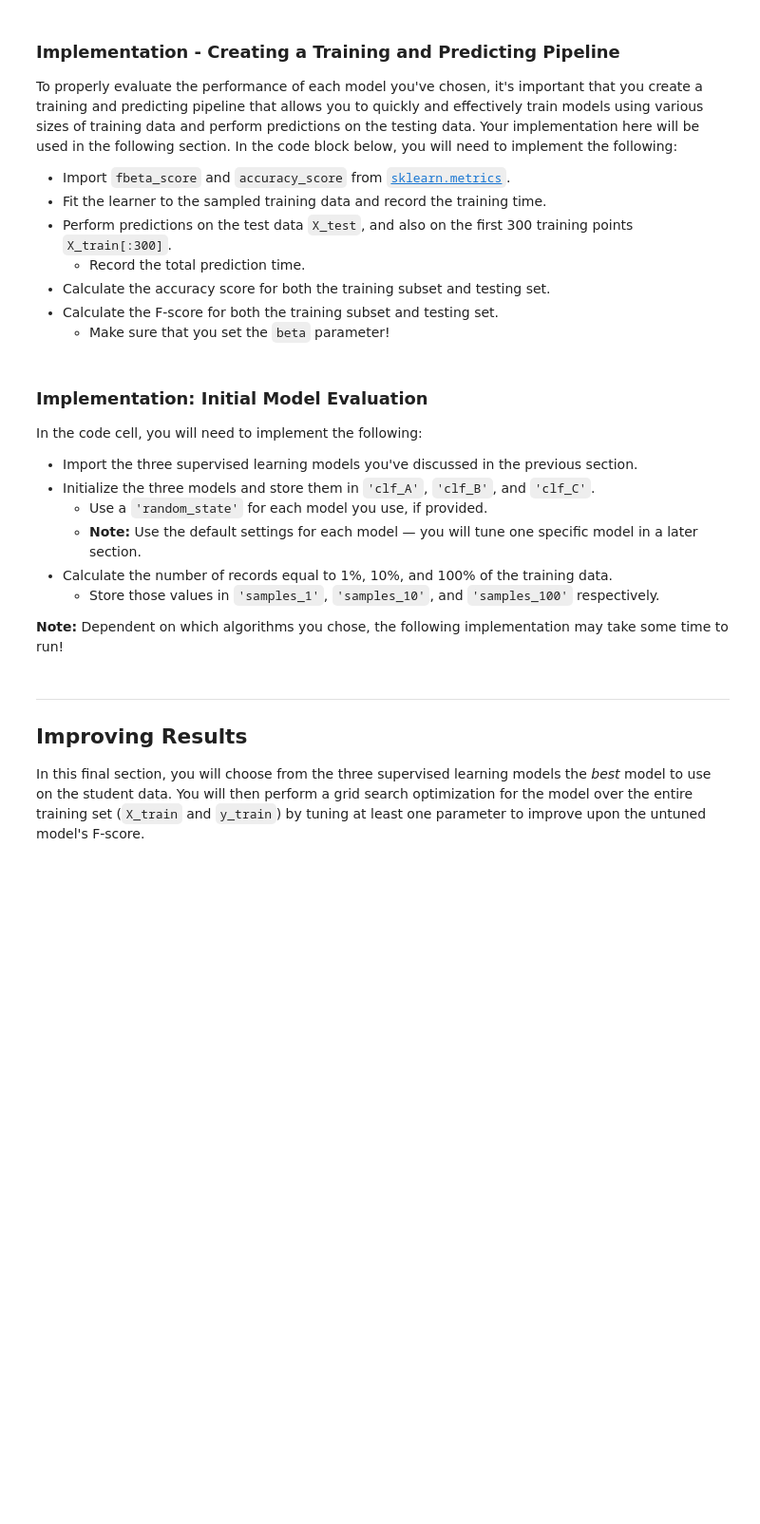
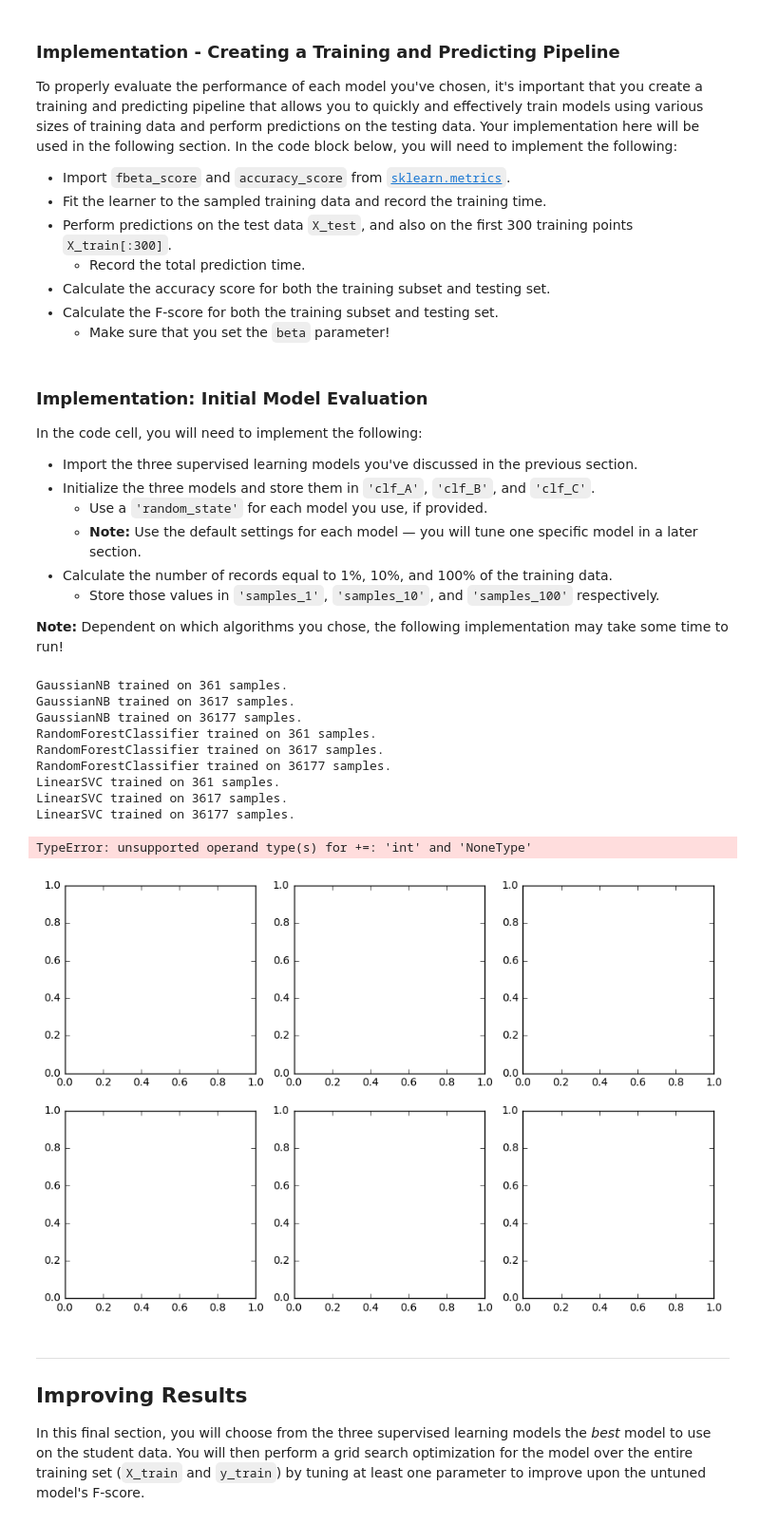
Before and after one commit to yilunzh/machine-learning, a Jupyter notebook: projects/finding_donors/finding_donors.ipynb, the cells around one changed output. Shown at 95% size. Drawn from its saved outputs; the diff is of its cells as text; code cells hidden in the pictures; blank space fills up the shorter version.

```diff
--- a/projects/finding_donors/finding_donors.ipynb
+++ b/projects/finding_donors/finding_donors.ipynb
@@ -131,14 +138,14 @@ Additionally, as with the non-numeric features, we need to convert the non-numer
    - Set records with "<=50K" to `0` and records with ">50K" to `1`.
 # %%
 # TODO: One-hot encode the 'features_raw' data using pandas.get_dummies()
-features = None
+features = pd.get_dummies(features_raw)
 
 # TODO: Encode the 'income_raw' data to numerical values
-income = None
+income = [0 if i == '<=50K' else 1 for i in income_raw]
 
 # Print the number of features after one-hot encoding
 encoded = list(features.columns)
 print "{} total features after one-hot encoding.".format(len(encoded))
 
 # Uncomment the following line to see the encoded feature names
-#print encoded
+print encoded
@@ -176,10 +189,11 @@ Looking at the distribution of classes (those who make at most \$50,000, and tho
 **Note:** You must use the code cell below and assign your results to `'accuracy'` and `'fscore'` to be used later.
 # %%
 # TODO: Calculate accuracy
-accuracy = None
+#print(y_test)
+accuracy = float(y_test.count(0))/float(len(y_test))
 
 # TODO: Calculate F-score using the formula above for beta = 0.5
-fscore = None
+fscore = (1+pow(0.5,2))*accuracy/(pow(0.5,2)*accuracy+1)
 
 # Print the results
 print "Naive Predictor: [Accuracy score: {:.4f}, F-score: {:.4f}]".format(accuracy, fscore)
@@ -215,6 +251,8 @@ In the code block below, you will need to implement the following:
    - Make sure that you set the `beta` parameter!
 # %%
 # TODO: Import two metrics from sklearn - fbeta_score and accuracy_score
+from sklearn.metrics import fbeta_score
+from sklearn.metrics import accuracy_score
 
 def train_predict(learner, sample_size, X_train, y_train, X_test, y_test):
     '''
@@ -231,7 +269,7 @@ def train_predict(learner, sample_size, X_train, y_train, X_test, y_test):
 
     # TODO: Fit the learner to the training data using slicing with 'sample_size'
     start = time() # Get start time
-    learner = None
+    learner.fit(X_train, y_train)
     end = time() # Get end time
 
     # TODO: Calculate the training time
@@ -240,24 +278,24 @@ def train_predict(learner, sample_size, X_train, y_train, X_test, y_test):
     # TODO: Get the predictions on the test set,
     #       then get predictions on the first 300 training samples
     start = time() # Get start time
-    predictions_test = None
-    predictions_train = None
+    predictions_test = learner.predict(X_test)
+    predictions_train = learner.predict(X_train[0:300])
     end = time() # Get end time
 
     # TODO: Calculate the total prediction time
-    results['pred_time'] = None
+    results['pred_time'] = end - start
 
     # TODO: Compute accuracy on the first 300 training samples
-    results['acc_train'] = None
+    results['acc_train'] = accuracy_score(y_train[0:300], predictions_train)
 
     # TODO: Compute accuracy on test set
-    results['acc_test'] = None
+    results['acc_test'] = accuracy_score(y_test, predictions_test)
 
     # TODO: Compute F-score on the the first 300 training samples
-    results['f_train'] = None
+    results['f_train'] = fbeta_score(y_train[0:300], predictions_train, 0.5)
 
     # TODO: Compute F-score on the test set
-    results['f_test'] = None
+    results['f_test'] = fbeta_score(y_test, predictions_test, 0.5)
 
     # Success
     print "{} trained on {} samples.".format(learner.__class__.__name__, sample_size)
@@ -277,28 +315,44 @@ In the code cell, you will need to implement the following:
 **Note:** Dependent on which algorithms you chose, the following implementation may take some time to run!
 # %%
 # TODO: Import the three supervised learning models from sklearn
+from sklearn.naive_bayes import GaussianNB
+from sklearn.ensemble import RandomForestClassifier
+from sklearn.svm import LinearSVC
 
 # TODO: Initialize the three models
-clf_A = None
-clf_B = None
-clf_C = None
+clf_A = GaussianNB()
+clf_B = RandomForestClassifier()
+clf_C = LinearSVC()
 
 # TODO: Calculate the number of samples for 1%, 10%, and 100% of the training data
-samples_1 = None
-samples_10 = None
-samples_100 = None
+total_samples = len(y_train)
+samples_1 = int(total_samples*0.01)
+samples_10 = int(total_samples*0.1)
+samples_100 = total_samples
 
 # Collect results on the learners
 results = {}
 for clf in [clf_A, clf_B, clf_C]:
     clf_name = clf.__class__.__name__
     results[clf_name] = {}
     for i, samples in enumerate([samples_1, samples_10, samples_100]):
         results[clf_name][i] = \
         train_predict(clf, samples, X_train, y_train, X_test, y_test)
 
 # Run metrics visualization for the three supervised learning models chosen
 vs.evaluate(results, accuracy, fscore)
+# %% [output]
+GaussianNB trained on 361 samples.
+GaussianNB trained on 3617 samples.
+GaussianNB trained on 36177 samples.
+RandomForestClassifier trained on 361 samples.
+RandomForestClassifier trained on 3617 samples.
+RandomForestClassifier trained on 36177 samples.
+LinearSVC trained on 361 samples.
+LinearSVC trained on 3617 samples.
+LinearSVC trained on 36177 samples.
+TypeError: unsupported operand type(s) for +=: 'int' and 'NoneType'
+[figure, added]
 # %% [markdown]
 ----
 ## Improving Results
```
Also changed, not shown: parts of 8 cells of this notebook, 1 other file.
